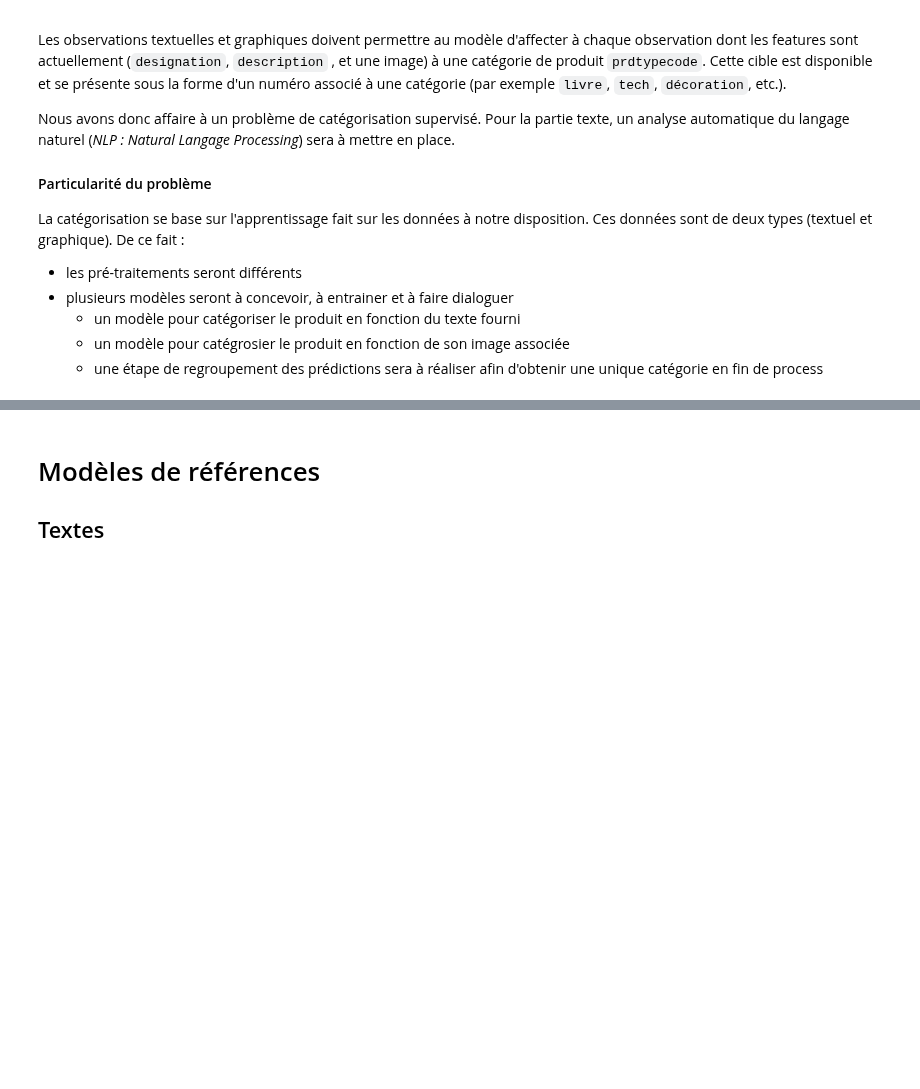
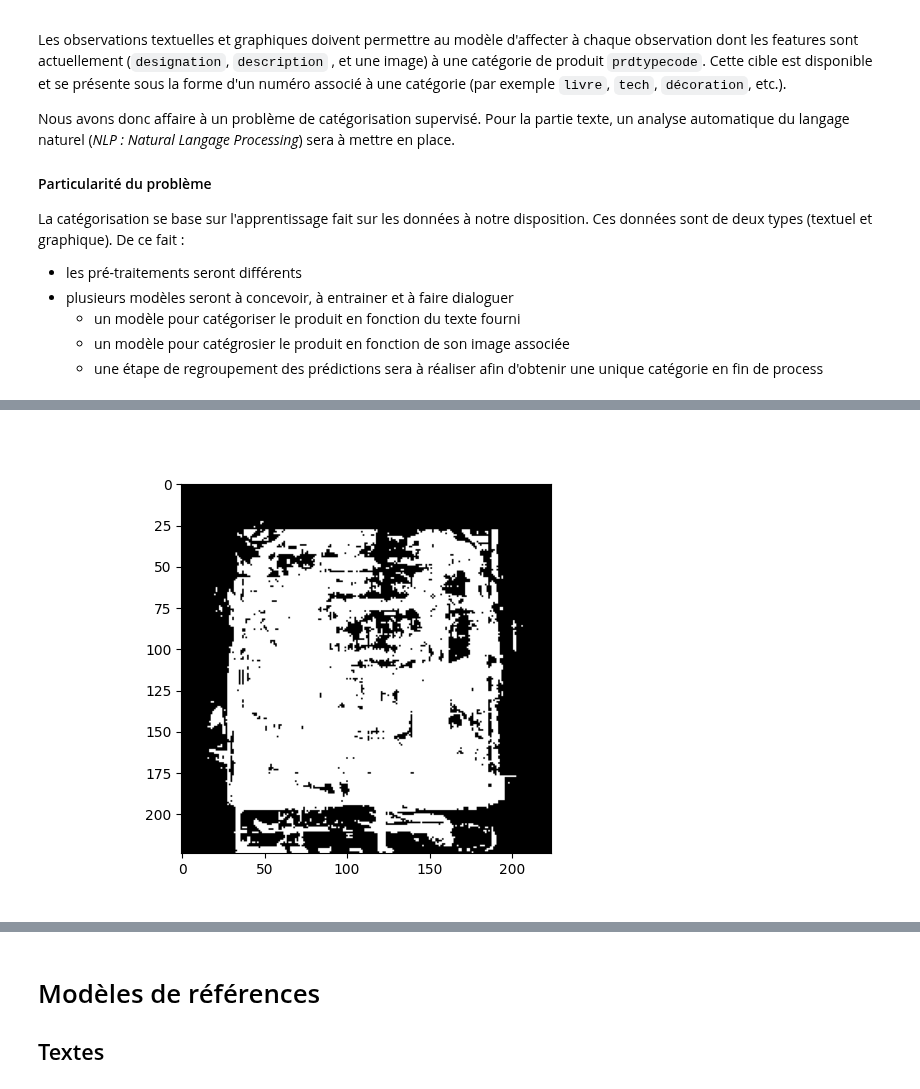
Before and after one commit to data-modelisation/rakuten, a Jupyter notebook: notebooks/final_report.ipynb, the cells around one changed output, grey strips where cells are left out. Drawn from its saved outputs; the diff is of its cells as text; code cells hidden in the pictures; blank space fills up the shorter version.

Commit message:
Ajout du mask

```diff
--- a/notebooks/final_report.ipynb
+++ b/notebooks/final_report.ipynb
@@ -200,0 +112,4 @@ Pour rappel, 27 catégories sont à notre disposition. Cela signifie qu'un score
+# %%
+Image(filename="images/mask.png")
+# %% [output]
+[figure, added]
```
Also changed, not shown: parts of 4 cells of this notebook.
